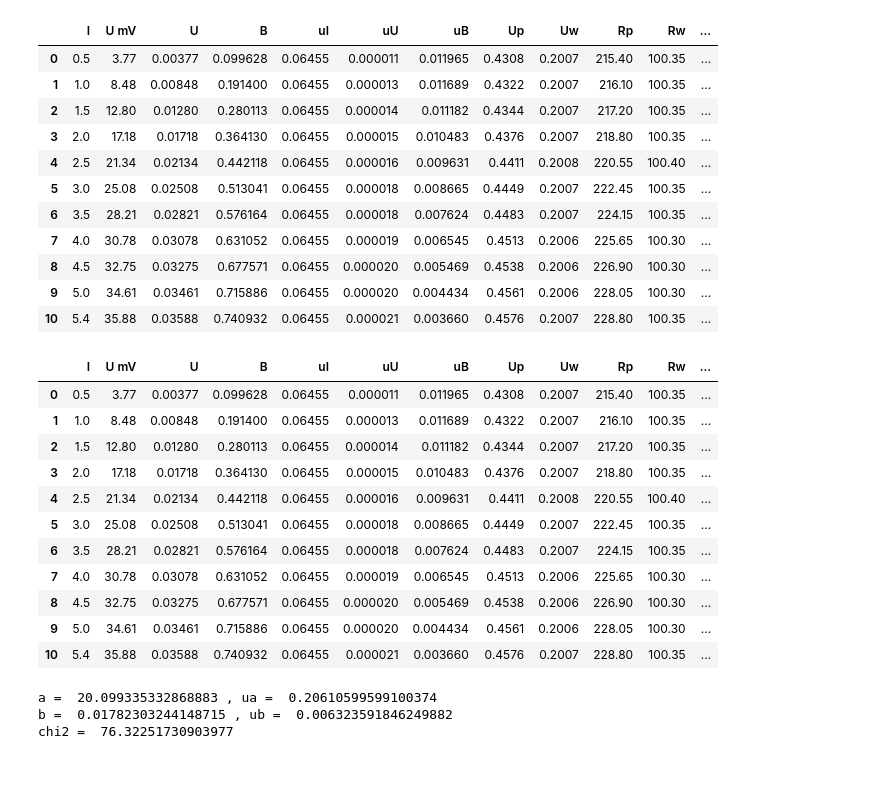
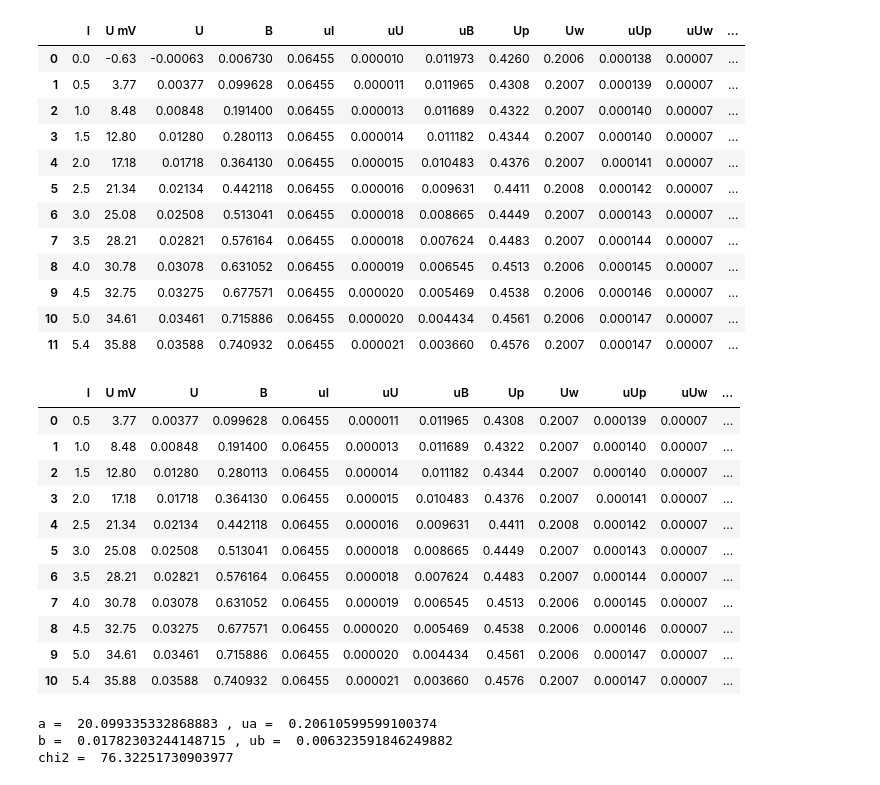
Before and after one commit to finem4n/physics-lab-ii, a Jupyter notebook: lab12/I2.ipynb, the cells around one changed output. Drawn from its saved outputs; the diff is of its cells as text; code cells hidden in the pictures.

```diff
--- a/lab12/I2.ipynb
+++ b/lab12/I2.ipynb
@@ -12,6 +12,7 @@ sys.path.append('..')
 from libka import *
 # %%
 I_ZASILACZ = 2.00 * 10**(-3) # A
+NIEP_I_ZAS = typeB(0.01/1000,0)
 U_NIESYMETRYZACJI = -0.63 #mV dla Icewki =0
 PODZIALKA_HALLA = 0.1 # A
 d = 0.3 * 10**(-6) # m
@@ -35,30 +51,33 @@ df["uB"] = (0.18548 + 2 * 0.00217 * df["I"] - 3 * 0.00318 * df["I"]**2 + 4* 2.00
 # %%
 df2 = pd.read_csv('in/resistance.csv', names = ["II", "Up", "Uw"], header = 0)
 new_df = pd.concat([df, df2], axis = 1)
 new_df.pop("II")
 
+new_df["uUp"] = 0.03/100*new_df["Up"] + 0.01 * 10**(-3) # V
+new_df["uUw"] = 0.03/100*new_df["Uw"] + 0.01 * 10**(-3) # V
+
 new_df["Rp"] = new_df["Up"] / I_ZASILACZ
+new_df["uRp"] = np.sqrt((1/I_ZASILACZ * new_df["uUp"])**2 + (new_df["Up"]/I_ZASILACZ/I_ZASILACZ*NIEP_I_ZAS)**2)
 new_df["Rw"] = new_df["Uw"] / I_ZASILACZ
+new_df["uRw"] = np.sqrt((1/I_ZASILACZ * new_df["uUw"])**2 + (new_df["Uw"]/I_ZASILACZ/I_ZASILACZ*NIEP_I_ZAS)**2)
 
 new_df["sig"] = 1 / new_df["Rp"] * LENGTH / AA / DD
 
 sig0 = new_df["sig"][0]
 Ux0 = new_df["Up"][0]
 
-new_df.drop(new_df.index[0], inplace = True)
-new_df.reset_index(drop = True, inplace = True)
-
 new_df
 # %% [output]
-|  | I | U mV | U | B | uI | uU | uB | Up | Uw | Rp | Rw | ... |
-| 0 | 0.5 | 3.77 | 0.00377 | 0.099628 | 0.06455 | 0.000011 | 0.011965 | 0.4308 | 0.2007 | 215.40 | 100.35 | ... |
-| 1 | 1.0 | 8.48 | 0.00848 | 0.191400 | 0.06455 | 0.000013 | 0.011689 | 0.4322 | 0.2007 | 216.10 | 100.35 | ... |
-| 2 | 1.5 | 12.80 | 0.01280 | 0.280113 | 0.06455 | 0.000014 | 0.011182 | 0.4344 | 0.2007 | 217.20 | 100.35 | ... |
-| 3 | 2.0 | 17.18 | 0.01718 | 0.364130 | 0.06455 | 0.000015 | 0.010483 | 0.4376 | 0.2007 | 218.80 | 100.35 | ... |
-| 4 | 2.5 | 21.34 | 0.02134 | 0.442118 | 0.06455 | 0.000016 | 0.009631 | 0.4411 | 0.2008 | 220.55 | 100.40 | ... |
-| 5 | 3.0 | 25.08 | 0.02508 | 0.513041 | 0.06455 | 0.000018 | 0.008665 | 0.4449 | 0.2007 | 222.45 | 100.35 | ... |
-| 6 | 3.5 | 28.21 | 0.02821 | 0.576164 | 0.06455 | 0.000018 | 0.007624 | 0.4483 | 0.2007 | 224.15 | 100.35 | ... |
-| 7 | 4.0 | 30.78 | 0.03078 | 0.631052 | 0.06455 | 0.000019 | 0.006545 | 0.4513 | 0.2006 | 225.65 | 100.30 | ... |
-| 8 | 4.5 | 32.75 | 0.03275 | 0.677571 | 0.06455 | 0.000020 | 0.005469 | 0.4538 | 0.2006 | 226.90 | 100.30 | ... |
-| 9 | 5.0 | 34.61 | 0.03461 | 0.715886 | 0.06455 | 0.000020 | 0.004434 | 0.4561 | 0.2006 | 228.05 | 100.30 | ... |
-| 10 | 5.4 | 35.88 | 0.03588 | 0.740932 | 0.06455 | 0.000021 | 0.003660 | 0.4576 | 0.2007 | 228.80 | 100.35 | ... |
+|  | I | U mV | U | B | uI | uU | uB | Up | Uw | uUp | uUw | ... |
+| 0 | 0.0 | -0.63 | -0.00063 | 0.006730 | 0.06455 | 0.000010 | 0.011973 | 0.4260 | 0.2006 | 0.000138 | 0.00007 | ... |
+| 1 | 0.5 | 3.77 | 0.00377 | 0.099628 | 0.06455 | 0.000011 | 0.011965 | 0.4308 | 0.2007 | 0.000139 | 0.00007 | ... |
+| 2 | 1.0 | 8.48 | 0.00848 | 0.191400 | 0.06455 | 0.000013 | 0.011689 | 0.4322 | 0.2007 | 0.000140 | 0.00007 | ... |
+| 3 | 1.5 | 12.80 | 0.01280 | 0.280113 | 0.06455 | 0.000014 | 0.011182 | 0.4344 | 0.2007 | 0.000140 | 0.00007 | ... |
+| 4 | 2.0 | 17.18 | 0.01718 | 0.364130 | 0.06455 | 0.000015 | 0.010483 | 0.4376 | 0.2007 | 0.000141 | 0.00007 | ... |
+| 5 | 2.5 | 21.34 | 0.02134 | 0.442118 | 0.06455 | 0.000016 | 0.009631 | 0.4411 | 0.2008 | 0.000142 | 0.00007 | ... |
+| 6 | 3.0 | 25.08 | 0.02508 | 0.513041 | 0.06455 | 0.000018 | 0.008665 | 0.4449 | 0.2007 | 0.000143 | 0.00007 | ... |
+| 7 | 3.5 | 28.21 | 0.02821 | 0.576164 | 0.06455 | 0.000018 | 0.007624 | 0.4483 | 0.2007 | 0.000144 | 0.00007 | ... |
+| 8 | 4.0 | 30.78 | 0.03078 | 0.631052 | 0.06455 | 0.000019 | 0.006545 | 0.4513 | 0.2006 | 0.000145 | 0.00007 | ... |
+| 9 | 4.5 | 32.75 | 0.03275 | 0.677571 | 0.06455 | 0.000020 | 0.005469 | 0.4538 | 0.2006 | 0.000146 | 0.00007 | ... |
+| 10 | 5.0 | 34.61 | 0.03461 | 0.715886 | 0.06455 | 0.000020 | 0.004434 | 0.4561 | 0.2006 | 0.000147 | 0.00007 | ... |
+| 11 | 5.4 | 35.88 | 0.03588 | 0.740932 | 0.06455 | 0.000021 | 0.003660 | 0.4576 | 0.2007 | 0.000147 | 0.00007 | ... |
@@ -72,18 +94,18 @@ new_df["(Ux-U)/Ux"] = (new_df["Up"] - Ux0) / new_df["Up"]
 
 new_df
 # %% [output]
-|  | I | U mV | U | B | uI | uU | uB | Up | Uw | Rp | Rw | ... |
-| 0 | 0.5 | 3.77 | 0.00377 | 0.099628 | 0.06455 | 0.000011 | 0.011965 | 0.4308 | 0.2007 | 215.40 | 100.35 | ... |
-| 1 | 1.0 | 8.48 | 0.00848 | 0.191400 | 0.06455 | 0.000013 | 0.011689 | 0.4322 | 0.2007 | 216.10 | 100.35 | ... |
-| 2 | 1.5 | 12.80 | 0.01280 | 0.280113 | 0.06455 | 0.000014 | 0.011182 | 0.4344 | 0.2007 | 217.20 | 100.35 | ... |
-| 3 | 2.0 | 17.18 | 0.01718 | 0.364130 | 0.06455 | 0.000015 | 0.010483 | 0.4376 | 0.2007 | 218.80 | 100.35 | ... |
-| 4 | 2.5 | 21.34 | 0.02134 | 0.442118 | 0.06455 | 0.000016 | 0.009631 | 0.4411 | 0.2008 | 220.55 | 100.40 | ... |
-| 5 | 3.0 | 25.08 | 0.02508 | 0.513041 | 0.06455 | 0.000018 | 0.008665 | 0.4449 | 0.2007 | 222.45 | 100.35 | ... |
-| 6 | 3.5 | 28.21 | 0.02821 | 0.576164 | 0.06455 | 0.000018 | 0.007624 | 0.4483 | 0.2007 | 224.15 | 100.35 | ... |
-| 7 | 4.0 | 30.78 | 0.03078 | 0.631052 | 0.06455 | 0.000019 | 0.006545 | 0.4513 | 0.2006 | 225.65 | 100.30 | ... |
-| 8 | 4.5 | 32.75 | 0.03275 | 0.677571 | 0.06455 | 0.000020 | 0.005469 | 0.4538 | 0.2006 | 226.90 | 100.30 | ... |
-| 9 | 5.0 | 34.61 | 0.03461 | 0.715886 | 0.06455 | 0.000020 | 0.004434 | 0.4561 | 0.2006 | 228.05 | 100.30 | ... |
-| 10 | 5.4 | 35.88 | 0.03588 | 0.740932 | 0.06455 | 0.000021 | 0.003660 | 0.4576 | 0.2007 | 228.80 | 100.35 | ... |
+|  | I | U mV | U | B | uI | uU | uB | Up | Uw | uUp | uUw | ... |
+| 0 | 0.5 | 3.77 | 0.00377 | 0.099628 | 0.06455 | 0.000011 | 0.011965 | 0.4308 | 0.2007 | 0.000139 | 0.00007 | ... |
+| 1 | 1.0 | 8.48 | 0.00848 | 0.191400 | 0.06455 | 0.000013 | 0.011689 | 0.4322 | 0.2007 | 0.000140 | 0.00007 | ... |
+| 2 | 1.5 | 12.80 | 0.01280 | 0.280113 | 0.06455 | 0.000014 | 0.011182 | 0.4344 | 0.2007 | 0.000140 | 0.00007 | ... |
+| 3 | 2.0 | 17.18 | 0.01718 | 0.364130 | 0.06455 | 0.000015 | 0.010483 | 0.4376 | 0.2007 | 0.000141 | 0.00007 | ... |
+| 4 | 2.5 | 21.34 | 0.02134 | 0.442118 | 0.06455 | 0.000016 | 0.009631 | 0.4411 | 0.2008 | 0.000142 | 0.00007 | ... |
+| 5 | 3.0 | 25.08 | 0.02508 | 0.513041 | 0.06455 | 0.000018 | 0.008665 | 0.4449 | 0.2007 | 0.000143 | 0.00007 | ... |
+| 6 | 3.5 | 28.21 | 0.02821 | 0.576164 | 0.06455 | 0.000018 | 0.007624 | 0.4483 | 0.2007 | 0.000144 | 0.00007 | ... |
+| 7 | 4.0 | 30.78 | 0.03078 | 0.631052 | 0.06455 | 0.000019 | 0.006545 | 0.4513 | 0.2006 | 0.000145 | 0.00007 | ... |
+| 8 | 4.5 | 32.75 | 0.03275 | 0.677571 | 0.06455 | 0.000020 | 0.005469 | 0.4538 | 0.2006 | 0.000146 | 0.00007 | ... |
+| 9 | 5.0 | 34.61 | 0.03461 | 0.715886 | 0.06455 | 0.000020 | 0.004434 | 0.4561 | 0.2006 | 0.000147 | 0.00007 | ... |
+| 10 | 5.4 | 35.88 | 0.03588 | 0.740932 | 0.06455 | 0.000021 | 0.003660 | 0.4576 | 0.2007 | 0.000147 | 0.00007 | ... |
 # %%
 a, b, ua, ub, chi2 = least_squares(df["U"], df["B"], df["uB"], 0, len(df.index)-1)
 
```
Also changed, not shown: parts of 3 cells of this notebook, 5 other files.
